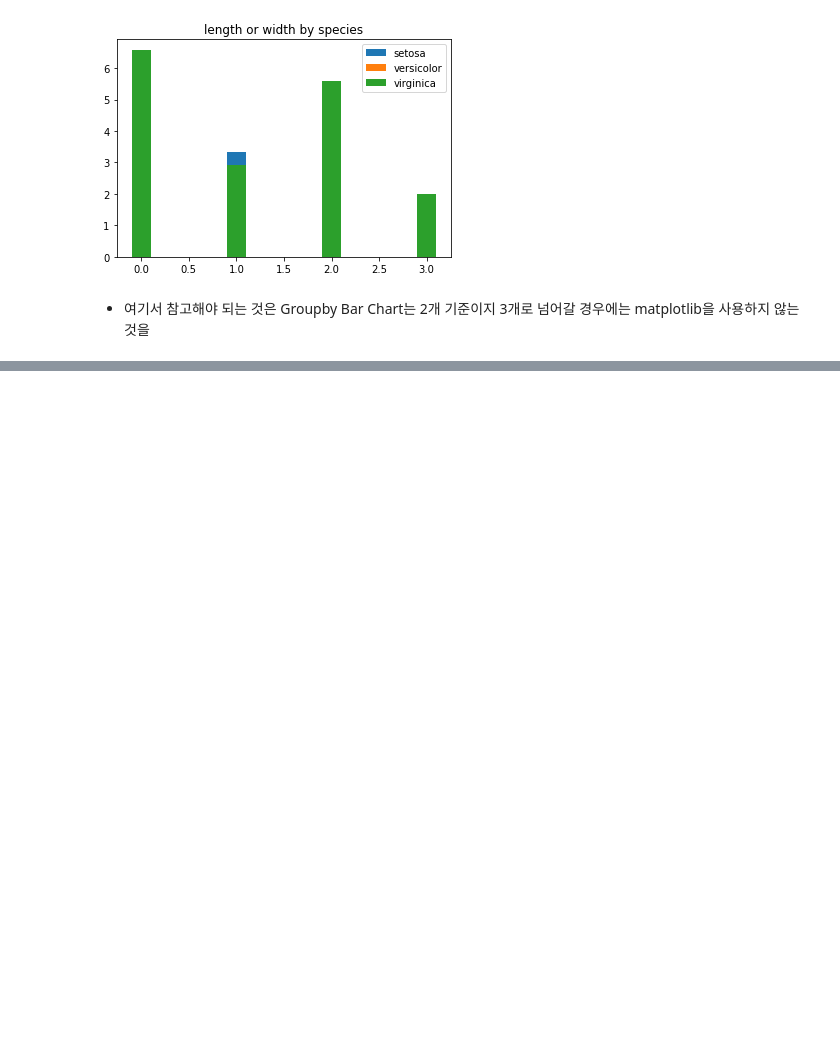
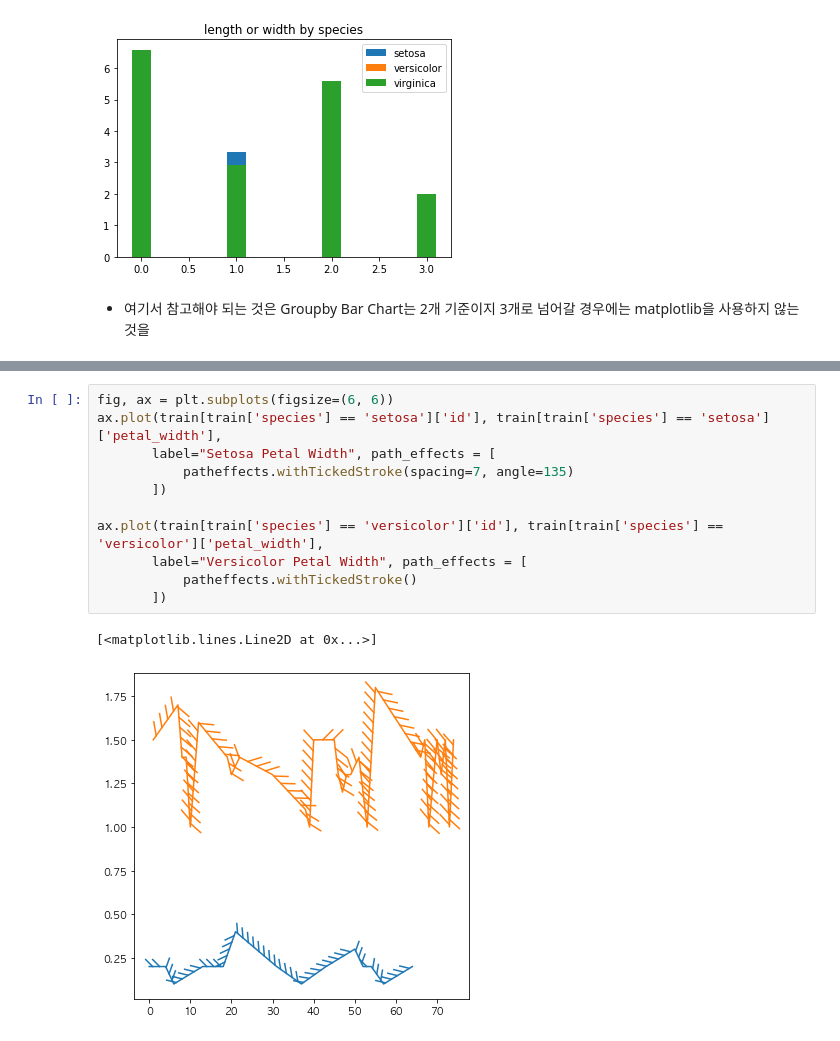
Before and after one commit to datacampic/visualization, a Jupyter notebook: 김진성/iris dataset/iris-visualization-tip.ipynb, the cells around one changed output, grey strips where cells are left out. Saved outputs shown, nothing was run; the diff lists cells and outputs as text; blank space fills up the shorter version.

```diff
--- a/김진성/iris dataset/iris-visualization-tip.ipynb
+++ b/김진성/iris dataset/iris-visualization-tip.ipynb
@@ -203,0 +279,14 @@ plt.show()
+# %%
+fig, ax = plt.subplots(figsize=(6, 6))
+ax.plot(train[train['species'] == 'setosa']['id'], train[train['species'] == 'setosa']['petal_width'],
+       label="Setosa Petal Width", path_effects = [
+           patheffects.withTickedStroke(spacing=7, angle=135)
+       ])
+
+ax.plot(train[train['species'] == 'versicolor']['id'], train[train['species'] == 'versicolor']['petal_width'],
+       label="Versicolor Petal Width", path_effects = [
+           patheffects.withTickedStroke()
+       ])
+# %% [output]
+[<matplotlib.lines.Line2D at 0x...>]
+[figure, added]
```
Also changed, not shown: parts of 58 cells of this notebook, 2 other files.
